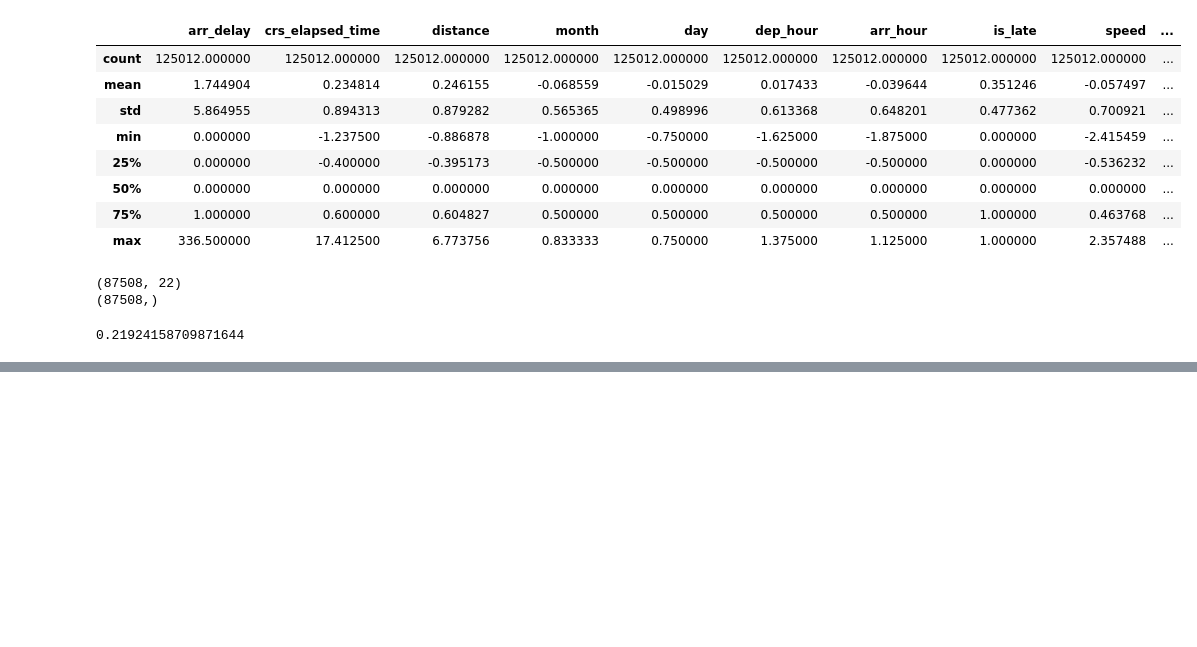
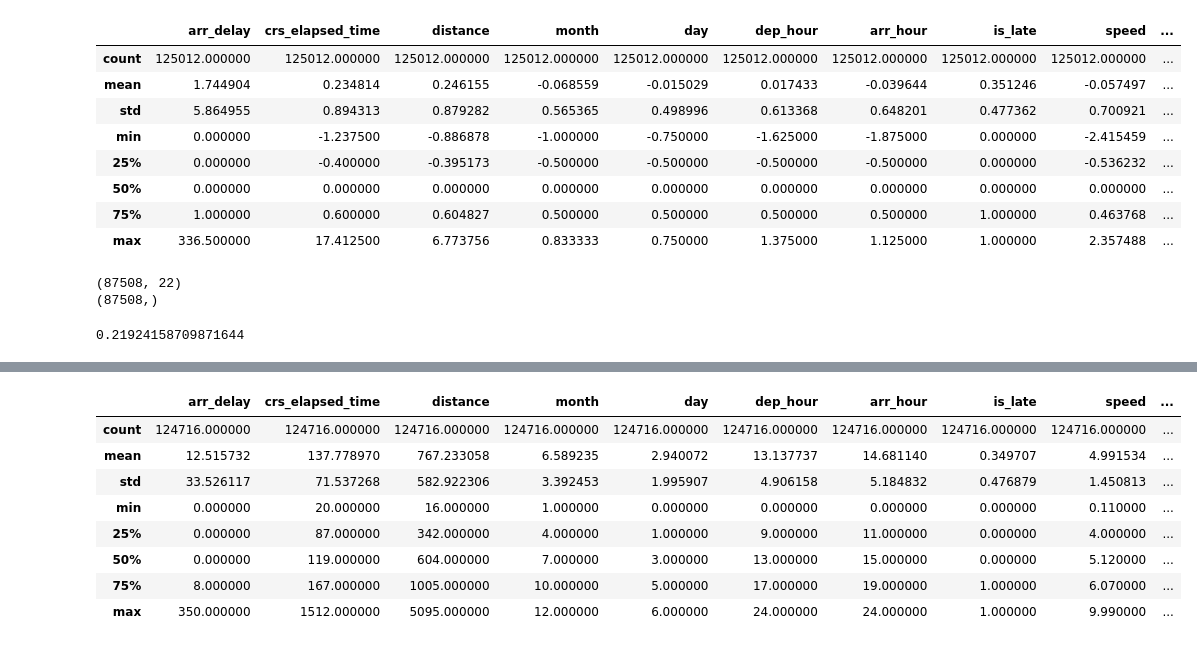
Before and after one commit to The-Powder-of-Data/Flight_Predictions, a Jupyter notebook: scrap_files/Joe/modeling.ipynb, the cells around one changed output, grey strips where cells are left out. Drawn from its saved outputs; the diff is of its cells as text; code cells hidden in the pictures; blank space fills up the shorter version.

```diff
--- a/scrap_files/Joe/modeling.ipynb
+++ b/scrap_files/Joe/modeling.ipynb
@@ -321,0 +340,13 @@ reg.score(X_test, y_test)
+# %%
+df.describe()
+### hummmmmm... seems I didnt remove outliers for arr_delay...
+# %% [output]
+|  | arr_delay | crs_elapsed_time | distance | month | day | dep_hour | arr_hour | is_late | speed | ... |
+| count | 124716.000000 | 124716.000000 | 124716.000000 | 124716.000000 | 124716.000000 | 124716.000000 | 124716.000000 | 124716.000000 | 124716.000000 | ... |
+| mean | 12.515732 | 137.778970 | 767.233058 | 6.589235 | 2.940072 | 13.137737 | 14.681140 | 0.349707 | 4.991534 | ... |
+| std | 33.526117 | 71.537268 | 582.922306 | 3.392453 | 1.995907 | 4.906158 | 5.184832 | 0.476879 | 1.450813 | ... |
+| min | 0.000000 | 20.000000 | 16.000000 | 1.000000 | 0.000000 | 0.000000 | 0.000000 | 0.000000 | 0.110000 | ... |
+| 25% | 0.000000 | 87.000000 | 342.000000 | 4.000000 | 1.000000 | 9.000000 | 11.000000 | 0.000000 | 4.000000 | ... |
+| 50% | 0.000000 | 119.000000 | 604.000000 | 7.000000 | 3.000000 | 13.000000 | 15.000000 | 0.000000 | 5.120000 | ... |
+| 75% | 8.000000 | 167.000000 | 1005.000000 | 10.000000 | 5.000000 | 17.000000 | 19.000000 | 1.000000 | 6.070000 | ... |
+| max | 350.000000 | 1512.000000 | 5095.000000 | 12.000000 | 6.000000 | 24.000000 | 24.000000 | 1.000000 | 9.990000 | ... |
```
Also changed, not shown: parts of 30 cells of this notebook, 2 other files.
